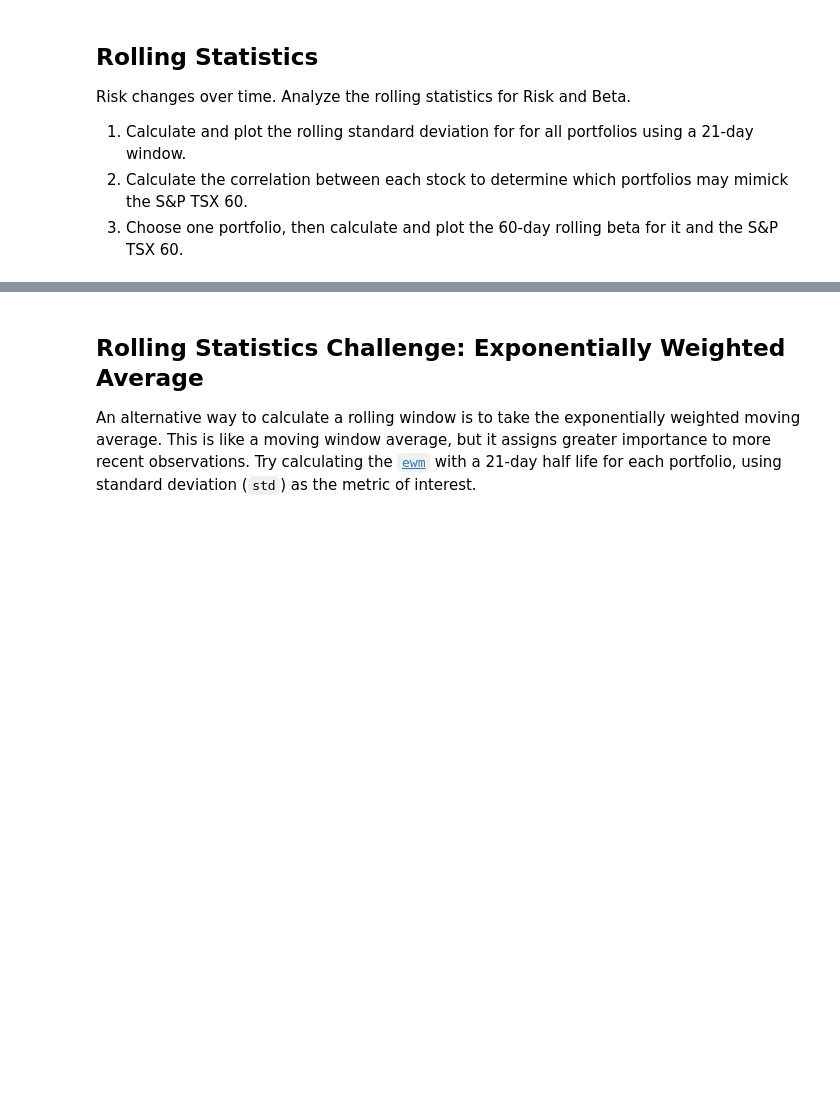
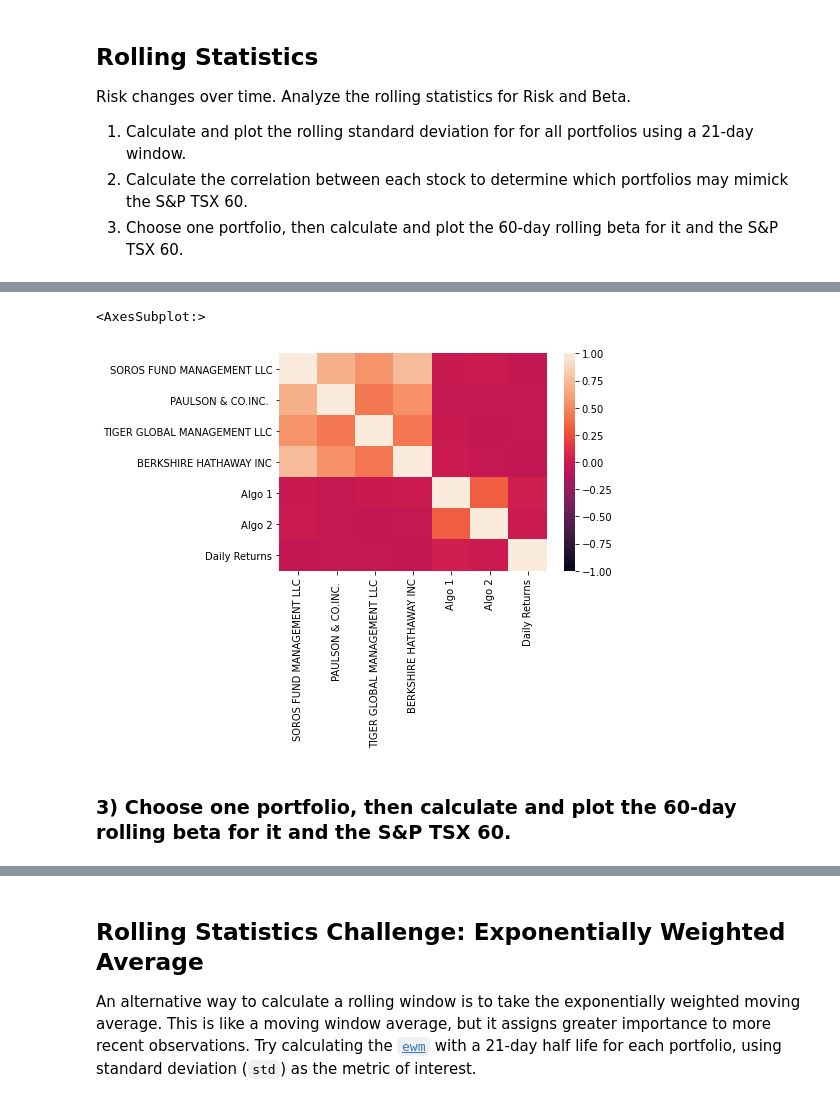
Before and after one commit to ObyNtech/module_4_challenge, a Jupyter notebook: whale_analysis.ipynb, the cells around one changed output, grey strips where cells are left out. Cells and saved outputs as stored; diff of their text form; code cells hidden in the pictures; blank space fills up the shorter version.

```diff
--- a/whale_analysis.ipynb
+++ b/whale_analysis.ipynb
@@ -181,4 +347,4 @@ Risk changes over time. Analyze the rolling statistics for Risk and Beta.
 # %%
 # Calculate the correlation
-
-# Display de correlation matrix
+correlation_combined_data = combined_data_df.corr()
+correlation_combined_data
@@ -184,0 +360,9 @@ Risk changes over time. Analyze the rolling statistics for Risk and Beta.
+# %%
+# Display de correlation matrix
+import seaborn as sns
+sns.heatmap(correlation_combined_data, vmin =-1, vmax = 1)
+# %% [output]
+<AxesSubplot:>
+[figure, added]
+# %% [markdown]
+### 3) Choose one portfolio, then calculate and plot the 60-day rolling beta for it and the S&P TSX 60.
```
Also changed, not shown: parts of 23 cells of this notebook.
